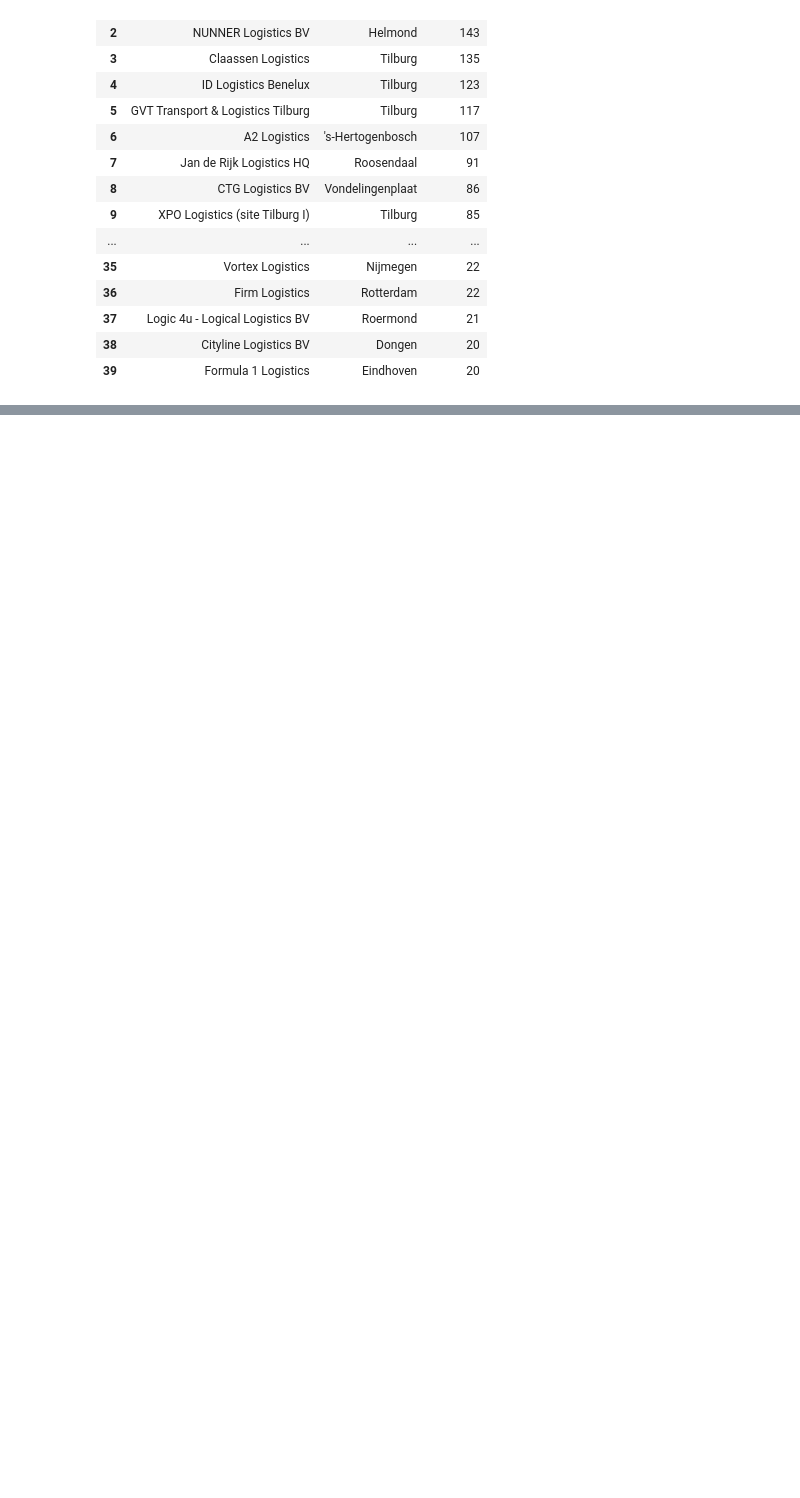
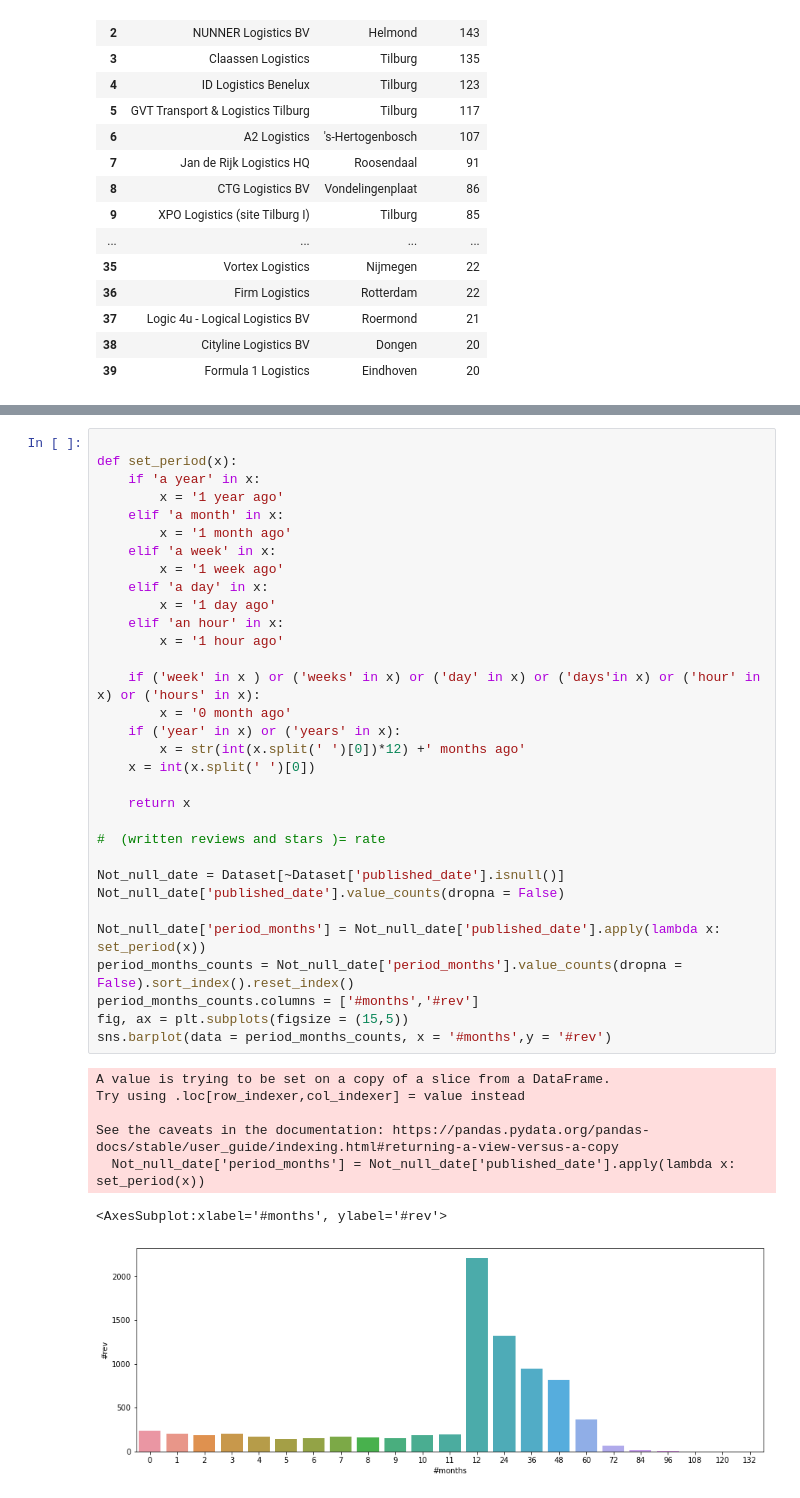
Before and after one commit to GSSaac/TOMlogistics, a Jupyter notebook: gs_WP1_DescriptiveStats.ipynb, the cells around one changed output, grey strips where cells are left out. Cells and saved outputs as stored; diff of their text form; blank space fills up the shorter version.

Commit message:
start time vs reviews plot

```diff
--- a/gs_WP1_DescriptiveStats.ipynb
+++ b/gs_WP1_DescriptiveStats.ipynb
@@ -147,0 +175,40 @@ number_reviews_per_company[number_reviews_per_company['#reviews']>=20]
+# %%
+
+def set_period(x):
+    if 'a year' in x:
+        x = '1 year ago'
+    elif 'a month' in x:
+        x = '1 month ago'
+    elif 'a week' in x:
+        x = '1 week ago'
+    elif 'a day' in x:
+        x = '1 day ago'
+    elif 'an hour' in x:
+        x = '1 hour ago'
+
+    if ('week' in x ) or ('weeks' in x) or ('day' in x) or ('days'in x) or ('hour' in x) or ('hours' in x):
+        x = '0 month ago'
+    if ('year' in x) or ('years' in x):
+        x = str(int(x.split(' ')[0])*12) +' months ago'
+    x = int(x.split(' ')[0])
+
+    return x
+
+#  (written reviews and stars )= rate
+
+Not_null_date = Dataset[~Dataset['published_date'].isnull()]
+Not_null_date['published_date'].value_counts(dropna = False)
+
+Not_null_date['period_months'] = Not_null_date['published_date'].apply(lambda x: set_period(x))
+period_months_counts = Not_null_date['period_months'].value_counts(dropna = False).sort_index().reset_index()
+period_months_counts.columns = ['#months','#rev']
+fig, ax = plt.subplots(figsize = (15,5))
+sns.barplot(data = period_months_counts, x = '#months',y = '#rev')
+# %% [output]
+A value is trying to be set on a copy of a slice from a DataFrame.
+Try using .loc[row_indexer,col_indexer] = value instead
+
+See the caveats in the documentation: https://pandas.pydata.org/pandas-docs/stable/user_guide/indexing.html#returning-a-view-versus-a-copy
+  Not_null_date['period_months'] = Not_null_date['published_date'].apply(lambda x: set_period(x))
+<AxesSubplot:xlabel='#months', ylabel='#rev'>
+[figure, added]
```
Also changed, not shown: parts of 11 cells of this notebook, 3 other files.
